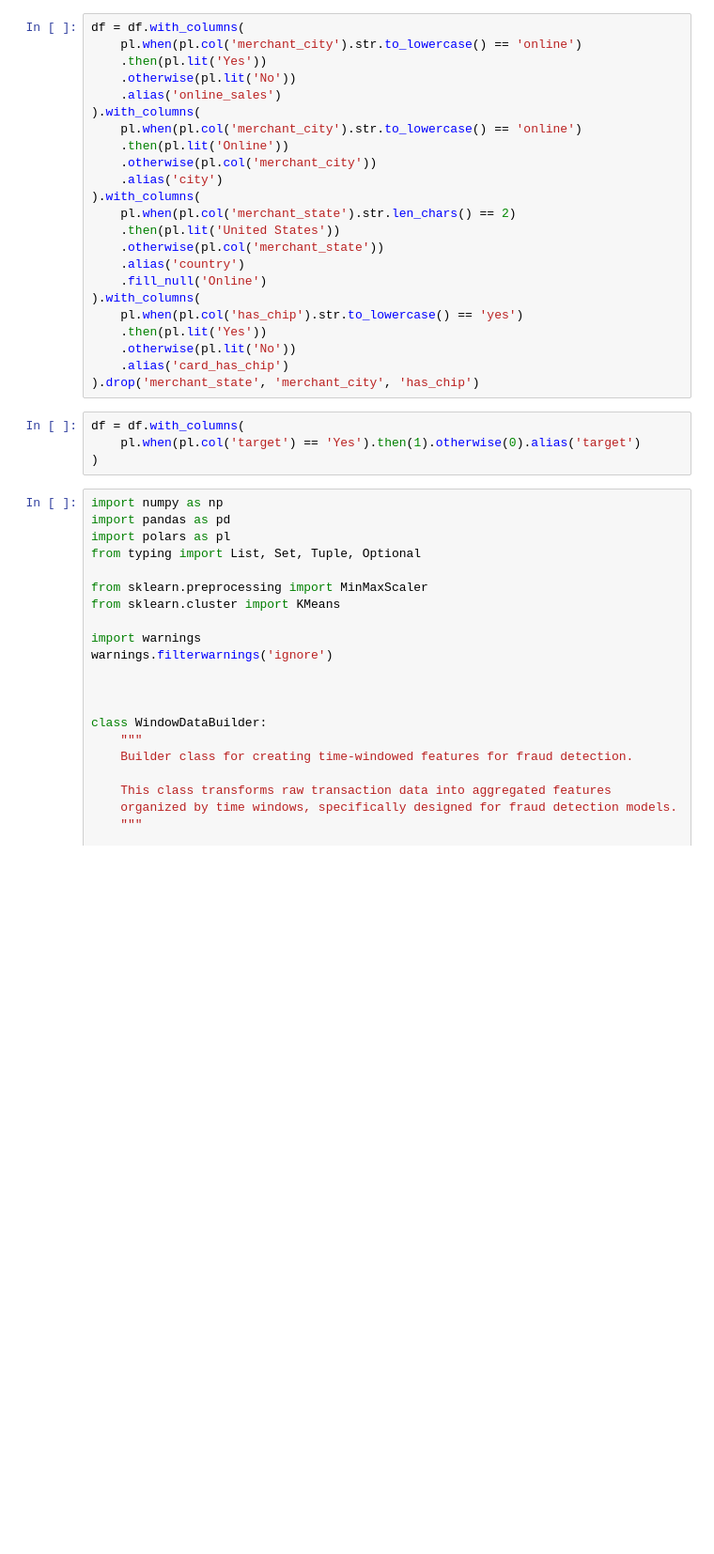
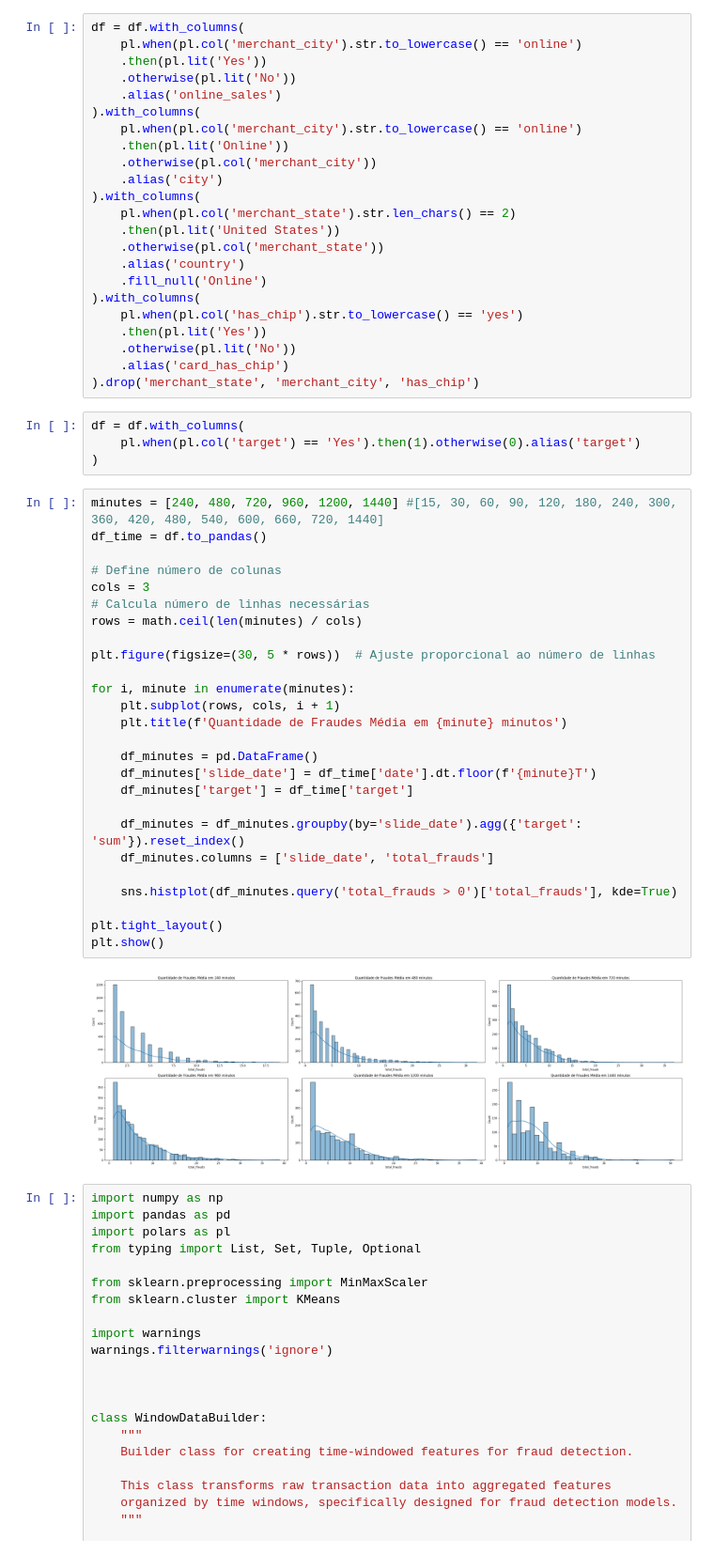
Before and after one commit to Angelicogfa/tcc_mba_datascience_analytics_usp_esalq, a Jupyter notebook: 03-modelagem.ipynb, the cells around one changed output. Shown at 94% size. Saved outputs shown, nothing was run; the diff lists cells and outputs as text; blank space fills up the shorter version.

```diff
--- a/03-modelagem.ipynb
+++ b/03-modelagem.ipynb
@@ -90,6 +91,34 @@ df = df.with_columns(
 df = df.with_columns(
     pl.when(pl.col('target') == 'Yes').then(1).otherwise(0).alias('target')
 )
+# %%
+minutes = [240, 480, 720, 960, 1200, 1440] #[15, 30, 60, 90, 120, 180, 240, 300, 360, 420, 480, 540, 600, 660, 720, 1440]
+df_time = df.to_pandas()
+
+# Define número de colunas
+cols = 3
+# Calcula número de linhas necessárias
+rows = math.ceil(len(minutes) / cols)
+
+plt.figure(figsize=(30, 5 * rows))  # Ajuste proporcional ao número de linhas
+
+for i, minute in enumerate(minutes):
+    plt.subplot(rows, cols, i + 1)
+    plt.title(f'Quantidade de Fraudes Média em {minute} minutos')
+
+    df_minutes = pd.DataFrame()
+    df_minutes['slide_date'] = df_time['date'].dt.floor(f'{minute}T')
+    df_minutes['target'] = df_time['target']
+
+    df_minutes = df_minutes.groupby(by='slide_date').agg({'target': 'sum'}).reset_index()
+    df_minutes.columns = ['slide_date', 'total_frauds']
+
+    sns.histplot(df_minutes.query('total_frauds > 0')['total_frauds'], kde=True)
+
+plt.tight_layout()
+plt.show()
+# %% [output]
+[figure, added]
 # %%
 import numpy as np
 import pandas as pd
```
Also changed, not shown: parts of 10 cells of this notebook.
